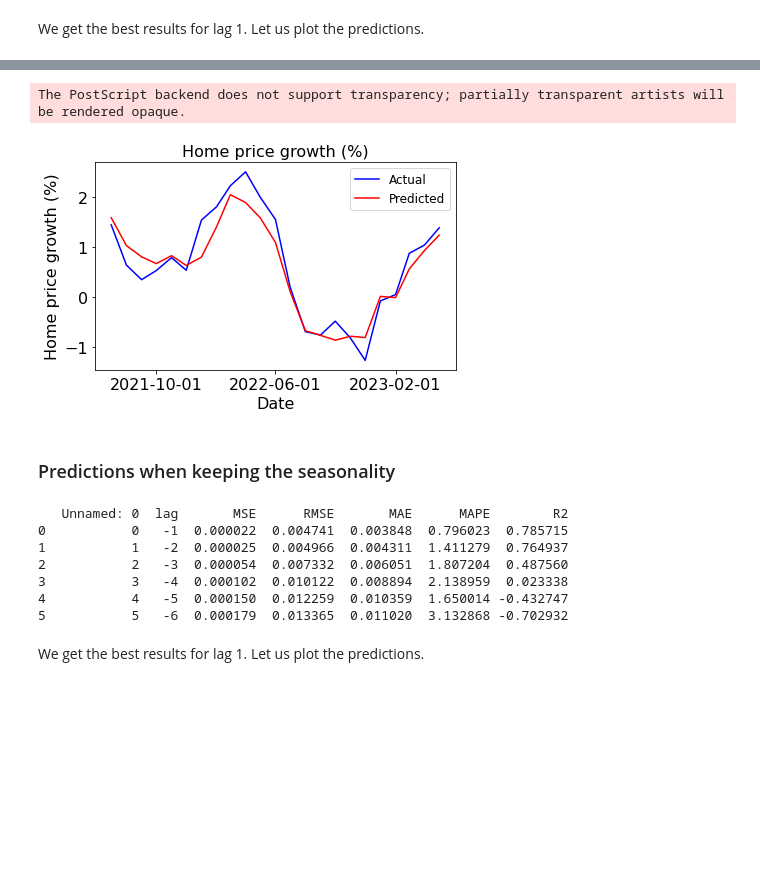
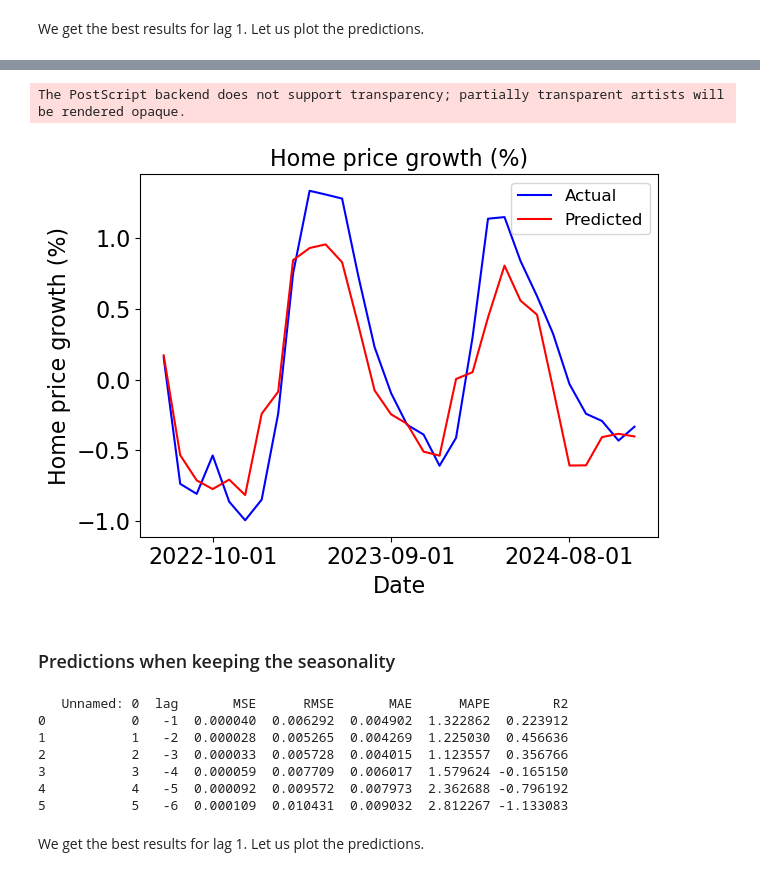
Before and after one commit to ArianeDucellier/forecasting, a Jupyter notebook: linear_regression.ipynb, the cells around one changed output, grey strips where cells are left out. Drawn from its saved outputs; the diff is of its cells as text; code cells hidden in the pictures; blank space fills up the shorter version.

```diff
--- a/linear_regression.ipynb
+++ b/linear_regression.ipynb
@@ -17,8 +25,8 @@ from sklearn.metrics import mean_squared_error, mean_absolute_error, \
 # %%
 from linear_regression import backtest
 # %%
-ds_begin = datetime(2021, 7, 1)
-ds_end = datetime(2023, 5, 1)
+ds_begin = datetime(2022, 7, 1)
+ds_end = datetime(2024, 12, 1)
 dates = pd.date_range(ds_begin, ds_end + relativedelta(months=1), freq='1M') - \
 pd.offsets.MonthBegin(1)
 # %%
@@ -633,4 +1057,4 @@ print(error)
 # %% [markdown]
 We get the best results for lag 1. Let us plot the predictions.
 # %%
-(y, y_hat) = backtest('pct_listings_price_cut_raw', 1, ds_begin, ds_end, 36, True)
+(y, y_hat) = backtest('Metro_perc_listings_price_cut_uc_sfrcondo_month', 1, ds_begin, ds_end, 48, True)
@@ -637,23 +1087,23 @@ We get the best results for lag 1. Let us plot the predictions.
 # %%
 fig, ax = plt.subplots()
 
 plt.plot(dates, 100 * y, 'b-', label='Actual')
 plt.plot(dates, 100 * y_hat, 'r-', label='Predicted')
 
 plt.xlabel('Date', fontsize=16)
 plt.ylabel('Home price growth (%)', fontsize=16)
 ax.tick_params(axis='x', labelsize=16)
 ax.tick_params(axis='y', labelsize=16)
-ax.xaxis.set_ticks([datetime(2021, 10, 1), datetime(2022, 6, 1), datetime(2023, 2, 1)])
+ax.xaxis.set_ticks([datetime(2022, 10, 1), datetime(2023, 9, 1), datetime(2024, 8, 1)])
 plt.legend(fontsize=12)
 plt.title('Home price growth (%)', fontsize=16)
 
 plt.tight_layout()
-plt.savefig('figures/linear_regression.eps', format='eps')
+plt.savefig('figures/linear_regression_sa.eps', format='eps')
 plt.show()
 # %% [output]
 The PostScript backend does not support transparency; partially transparent artists will be rendered opaque.
-[figure, old version]
+[figure, new version]
 # %%
 MSE = mean_squared_error(y, y_hat)
 RMSE = sqrt(mean_squared_error(y, y_hat))
@@ -666,16 +1116,16 @@ errors.append(error)
 # %% [markdown]
 ### Predictions when keeping the seasonality
 # %%
-error = pd.read_csv('linear_regression/pct_listings_price_cut_raw.csv')
+error = pd.read_csv('linear_regression/Metro_perc_listings_price_cut_uc_sfrcondo_month.csv')
 print(error)
 # %% [output]
    Unnamed: 0  lag       MSE      RMSE       MAE      MAPE        R2
-0           0   -1  0.000022  0.004741  0.003848  0.796023  0.785715
-1           1   -2  0.000025  0.004966  0.004311  1.411279  0.764937
-2           2   -3  0.000054  0.007332  0.006051  1.807204  0.487560
-3           3   -4  0.000102  0.010122  0.008894  2.138959  0.023338
-4           4   -5  0.000150  0.012259  0.010359  1.650014 -0.432747
-5           5   -6  0.000179  0.013365  0.011020  3.132868 -0.702932
+0           0   -1  0.000040  0.006292  0.004902  1.322862  0.223912
+1           1   -2  0.000028  0.005265  0.004269  1.225030  0.456636
+2           2   -3  0.000033  0.005728  0.004015  1.123557  0.356766
+3           3   -4  0.000059  0.007709  0.006017  1.579624 -0.165150
+4           4   -5  0.000092  0.009572  0.007973  2.362688 -0.796192
+5           5   -6  0.000109  0.010431  0.009032  2.812267 -1.133083
 # %% [markdown]
 We get the best results for lag 1. Let us plot the predictions.
 # %%
```
Also changed, not shown: parts of 70 cells of this notebook, 55 other files.
